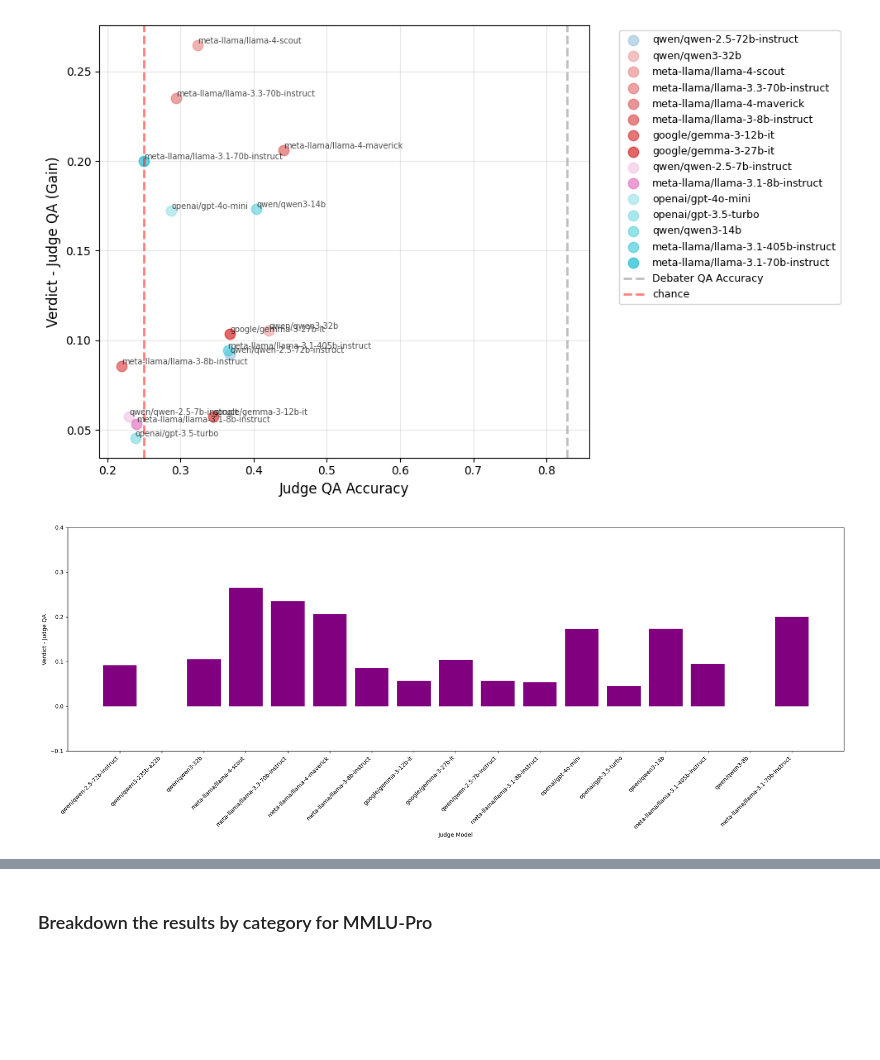
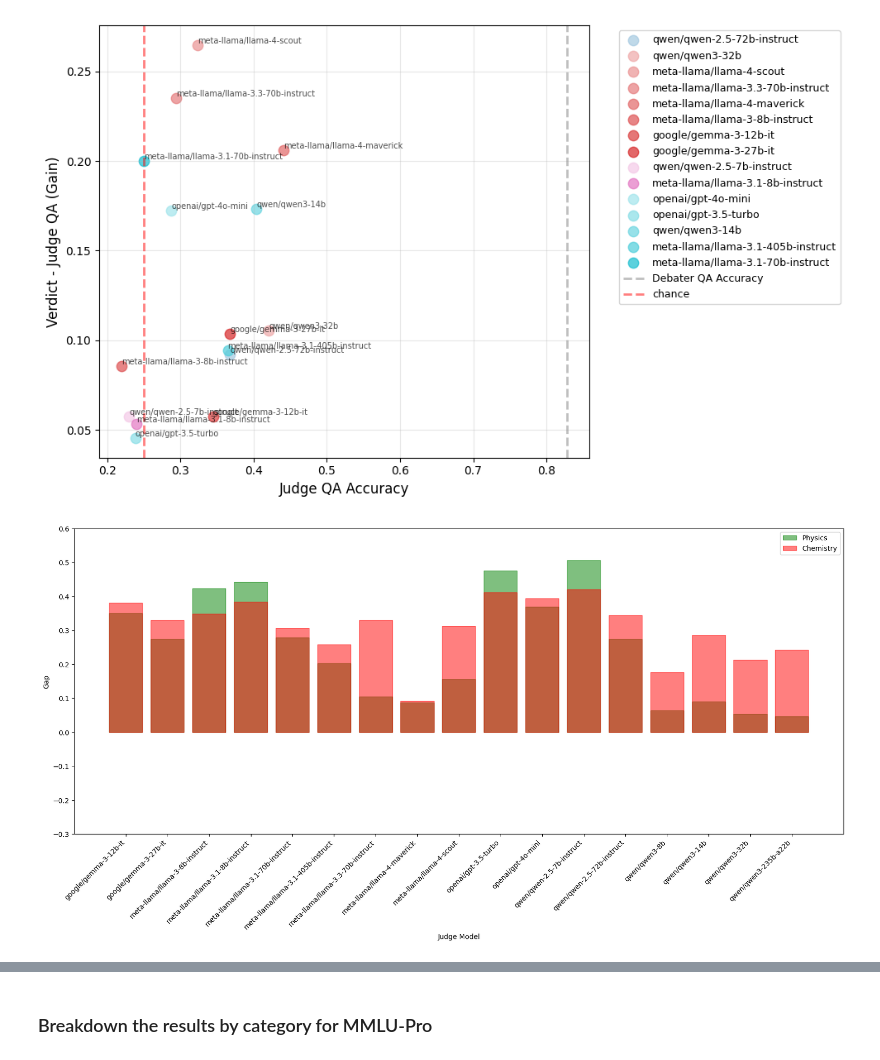
Before and after one commit to joshlevy89/llm_judge_debate_NEW, a Jupyter notebook: analysis.ipynb, the cells around one changed output, grey strips where cells are left out. Drawn from its saved outputs; the diff is of its cells as text; code cells hidden in the pictures; blank space fills up the shorter version.

Commit message:
added beautiful gap delta plot

```diff
--- a/analysis.ipynb
+++ b/analysis.ipynb
@@ -174,6 +174,7 @@ def results_by_config(unique_df, dedupe_columns):
             'n_total': len(filtered_df),
             'verdict_minus_judge_qa': filtered_df['is_correct_verdict'].mean() - filtered_df['is_correct_judge_qa'].mean(),
             'pgr': (filtered_df['is_correct_verdict'].mean() - filtered_df['is_correct_judge_qa'].mean()) / (filtered_df['is_correct_debater_qa'].mean() - filtered_df['is_correct_judge_qa'].mean()),
+            'debater_minus_judge_qa': filtered_df['is_correct_debater_qa'].mean() - filtered_df['is_correct_judge_qa'].mean(),
         })
 
     results_df = pd.DataFrame(results)
@@ -431,27 +434,31 @@ plot_gain_scatter(results_df, n_choices=4, over='judge_qa')
 # %%
 # Compare the physics to chemistry in a bar plot - overlapping with alpha
 
-
-
-unique_df = unique_df_gpqa_4_choice
+unique_df = unique_df_gpqa_2_choice
 unique_df = unique_df.merge(dataset_df[['question', 'high_level_domain']], on='question', how='left')
 unique_df_chemistry = unique_df[unique_df['high_level_domain'] == 'Chemistry']
 unique_df_physics = unique_df[unique_df['high_level_domain'] == 'Physics']
 
 
 results_df_chemistry = results_by_config(unique_df_chemistry, dedupe_columns)
 results_df_physics = results_by_config(unique_df_physics, dedupe_columns)
 
 fig, ax = plt.subplots(figsize=(20, 8))
+type = 'gap'
+bars1 = plot_verdict_difference(results_df_physics, ax=ax, type=type)
+bars2 = plot_verdict_difference(results_df_chemistry, ax=ax, type=type)
 
-x = np.arange(len(results_df))
-ax.set_xticks(x)
-ax.set_xticklabels(results_df['name'], rotation=45, ha='right')
-ax.set_xlabel('Judge Model')
-ax.bar(results_df['name'], results_df['verdict_minus_judge_qa'], color='purple')
-ax.set_ylim(-.1, 0.4)
-ax.set_ylabel('Verdict - Judge QA')
-plt.tight_layout()
+ax.set_ylim(-.3, .6)
+
+for bar in bars1:
+    bar.set_alpha(0.5)
+    bar.set_color('green')
+
+for bar in bars2:
+    bar.set_alpha(0.5)
+    bar.set_color('red')
+
+plt.legend(['Physics', 'Chemistry'])
 plt.show()
 # %% [output]
-[figure, old version]
+[figure, new version]
```
Also changed, not shown: parts of 4 cells of this notebook.
